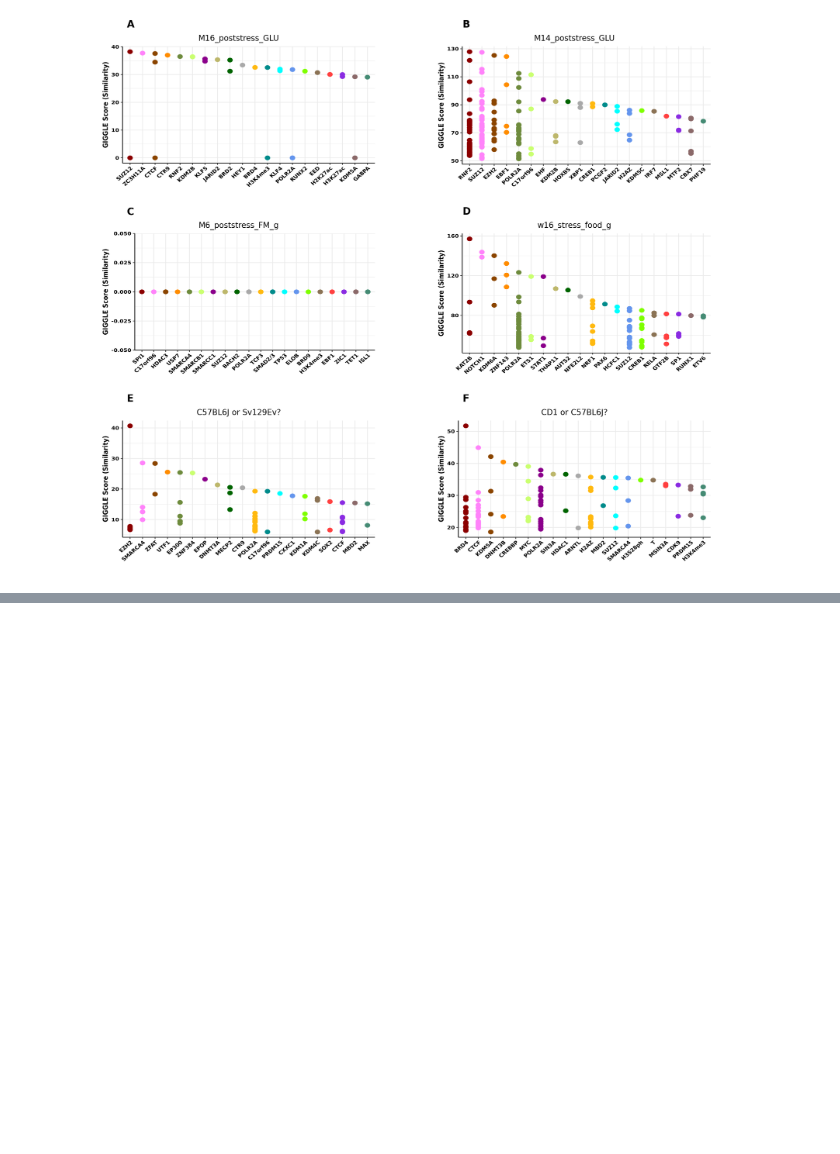
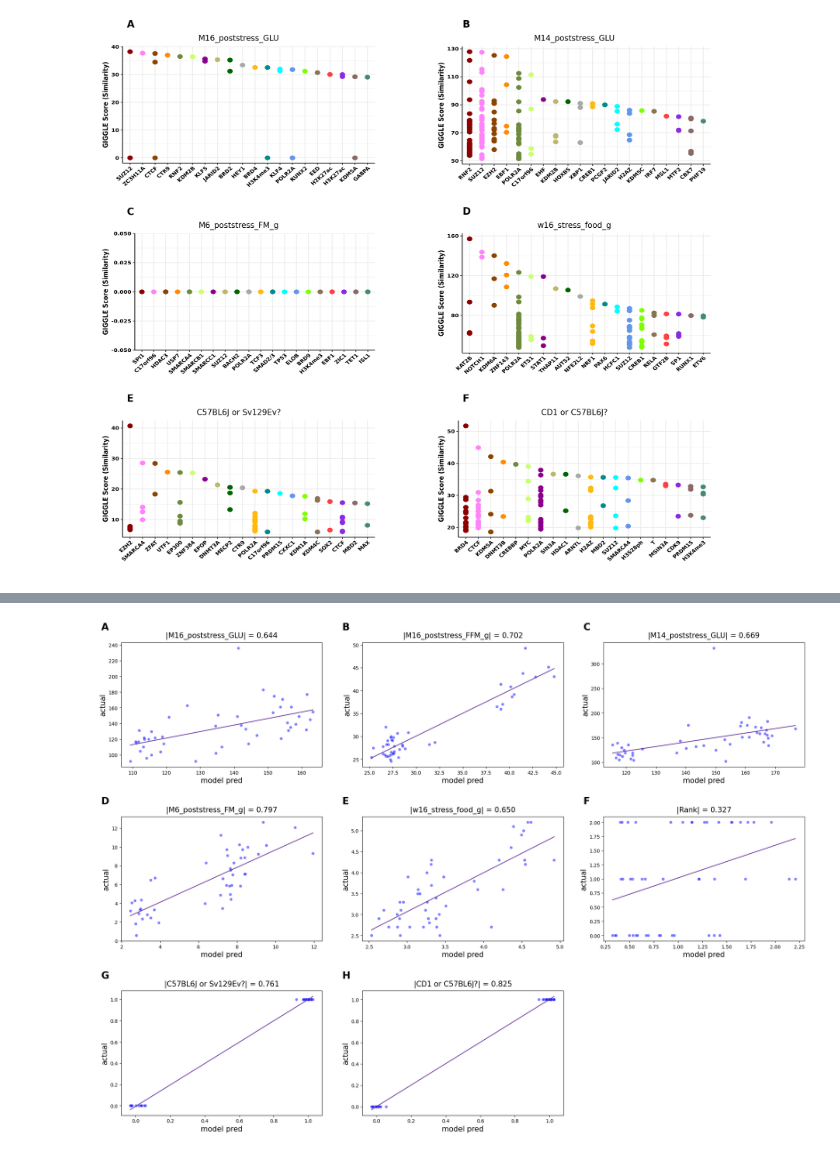
Before and after one commit to SamAndTheSun/CSS_healthspan_epigenetics, a Jupyter notebook: pseudoinverse_model.ipynb, the cells around one changed output, grey strips where cells are left out. Saved outputs shown, nothing was run; the diff lists cells and outputs as text; code cells hidden in the pictures; blank space fills up the shorter version.

```diff
--- a/pseudoinverse_model.ipynb
+++ b/pseudoinverse_model.ipynb
@@ -185,3 +188,8 @@ get_cistrome(trait_vals_no_insig, fig_w, fig_h)
 # %% [output]
 No valid probes, skipping trait Rank_pval
 [figure]
+# %%
+# filter trait data to minimize colinearity, keeping FFM
+filter = 0.70
+f_trait_data_ffm = quality_filter(trait_data, filter, keep_val=['Rank', 'CD1 or C57BL6J?', 'C57BL6J or Sv129Ev?', 'M16_poststress_FFM_g'])
+print(f'\n{f_trait_data_ffm.shape[0]} traits')
@@ -187,0 +214,9 @@ No valid probes, skipping trait Rank_pval
+# %%
+# generate pseudoinversion plots
+thresh = 0.60
+meth_filter_thresh = 0.50
+pinv_dropmin(f_trait_data_ffm, meth_data, thresh,
+             find_meth=False, to_filter_meth=True,
+             meth_filter_thresh=meth_filter_thresh);
+# %% [output]
+[figure, added]
```
Also changed, not shown: parts of 10 cells of this notebook, 3 other files.
